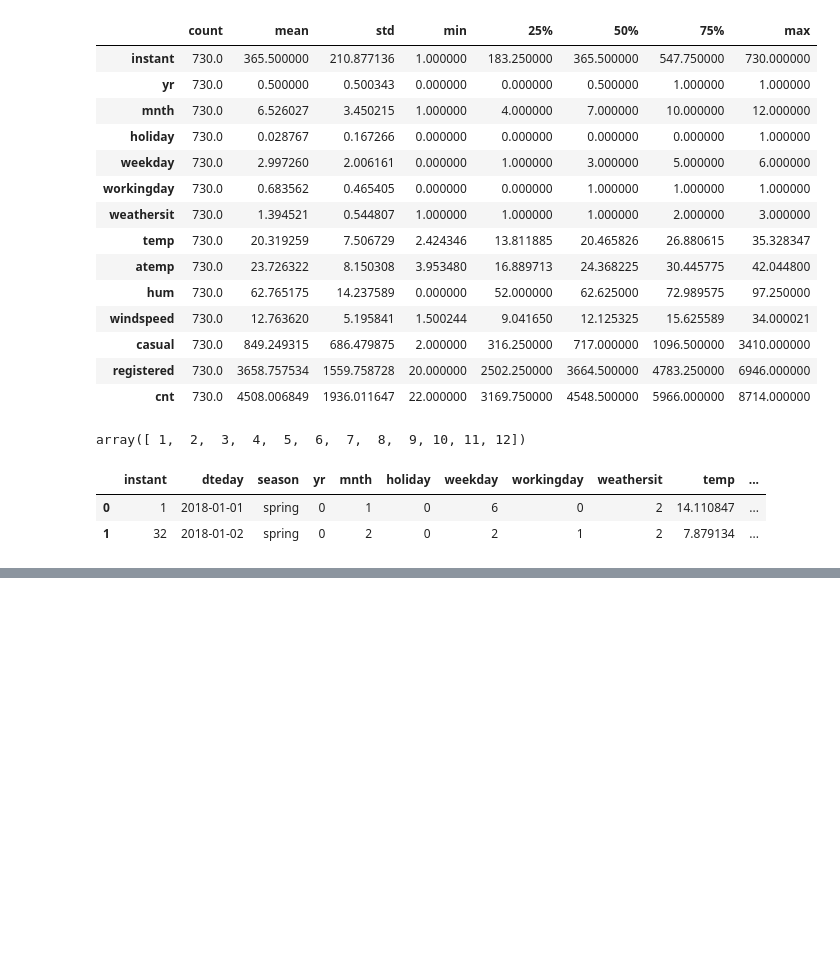
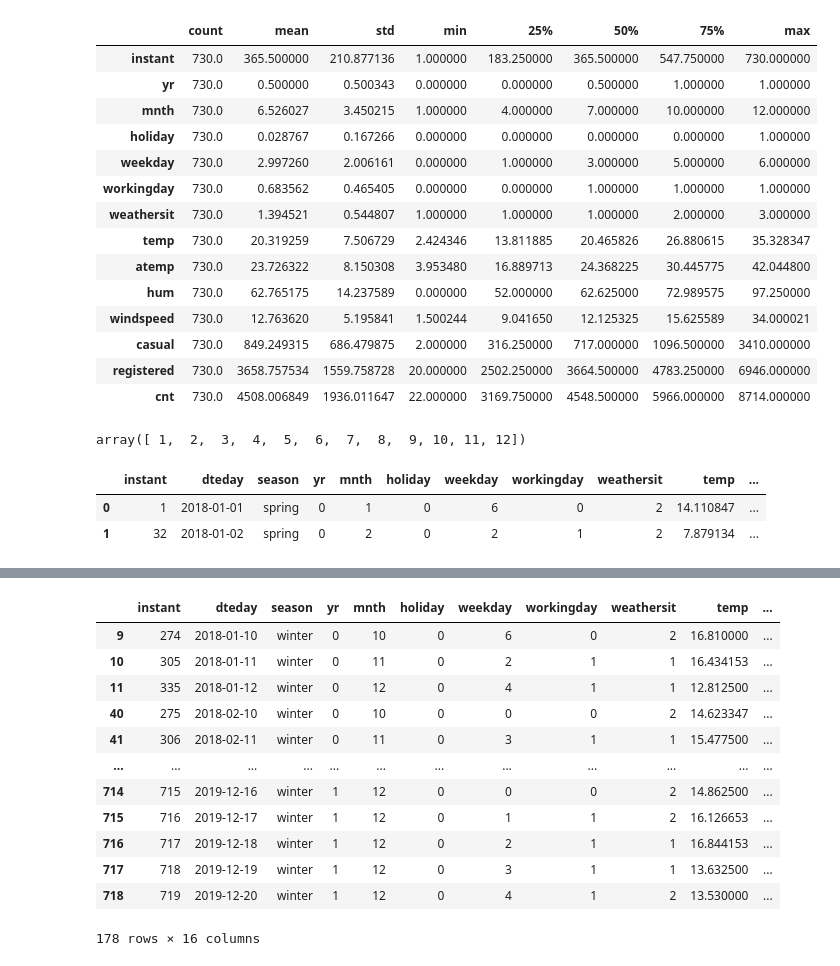
Before and after one commit to Adalab/project-DA-promo-B-modulo-3-team-1, a Jupyter notebook: tratamiento.ipynb, the cells around one changed output, grey strips where cells are left out. Cells and saved outputs as stored; diff of their text form; code cells hidden in the pictures; blank space fills up the shorter version.

```diff
--- a/tratamiento.ipynb
+++ b/tratamiento.ipynb
@@ -374,0 +195,16 @@ https://es.stackoverflow.com/questions/412121/convertir-fechas-a-estaciones
+# %%
+df[df['season']=='winter']
+# %% [output]
+|  | instant | dteday | season | yr | mnth | holiday | weekday | workingday | weathersit | temp | ... |
+| 9 | 274 | 2018-01-10 | winter | 0 | 10 | 0 | 6 | 0 | 2 | 16.810000 | ... |
+| 10 | 305 | 2018-01-11 | winter | 0 | 11 | 0 | 2 | 1 | 1 | 16.434153 | ... |
+| 11 | 335 | 2018-01-12 | winter | 0 | 12 | 0 | 4 | 1 | 1 | 12.812500 | ... |
+| 40 | 275 | 2018-02-10 | winter | 0 | 10 | 0 | 0 | 0 | 2 | 14.623347 | ... |
+| 41 | 306 | 2018-02-11 | winter | 0 | 11 | 0 | 3 | 1 | 1 | 15.477500 | ... |
+| ... | ... | ... | ... | ... | ... | ... | ... | ... | ... | ... | ... |
+| 714 | 715 | 2019-12-16 | winter | 1 | 12 | 0 | 0 | 0 | 2 | 14.862500 | ... |
+| 715 | 716 | 2019-12-17 | winter | 1 | 12 | 0 | 1 | 1 | 2 | 16.126653 | ... |
+| 716 | 717 | 2019-12-18 | winter | 1 | 12 | 0 | 2 | 1 | 1 | 16.844153 | ... |
+| 717 | 718 | 2019-12-19 | winter | 1 | 12 | 0 | 3 | 1 | 1 | 13.632500 | ... |
+| 718 | 719 | 2019-12-20 | winter | 1 | 12 | 0 | 4 | 1 | 2 | 13.530000 | ... |
+178 rows × 16 columns
```
Also changed, not shown: parts of 61 cells of this notebook.
